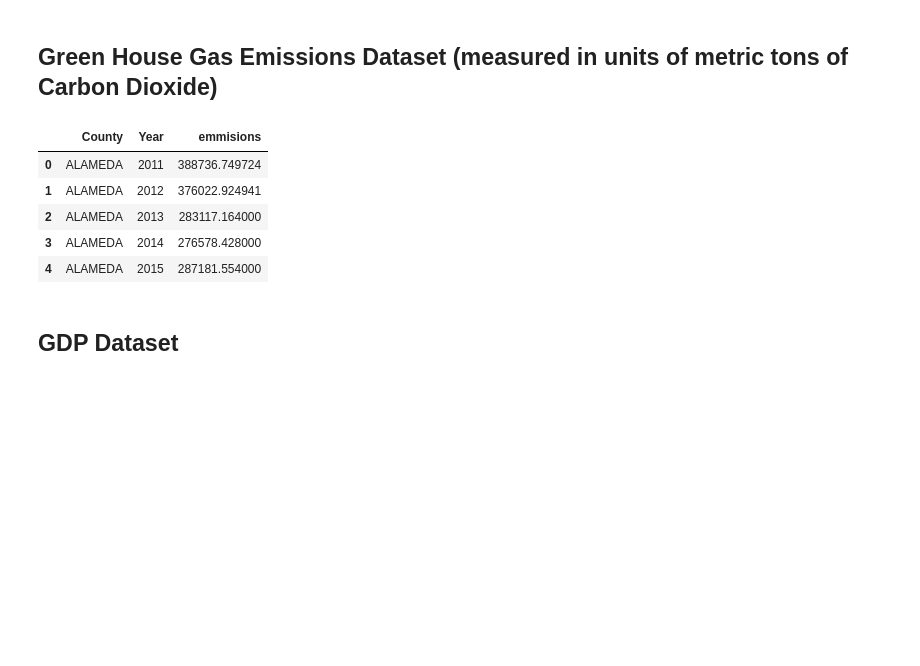
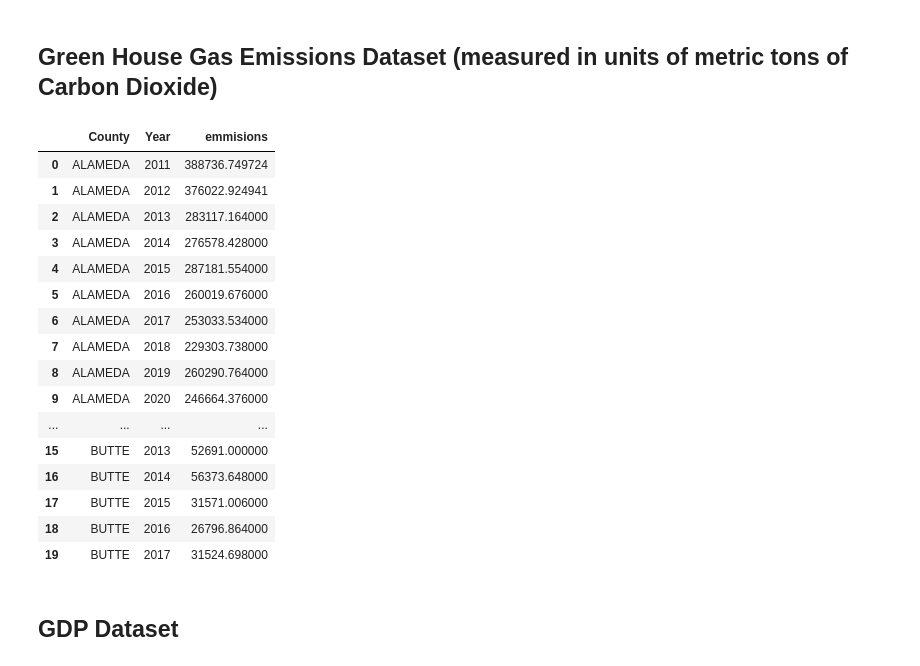
Before and after one commit to richardlaoo/Group131_DS_Analysis, a Jupyter notebook: DataCheckpoint_Group131_SP25.ipynb, the cells around one changed output. Cells and saved outputs as stored; diff of their text form; code cells hidden in the pictures; blank space fills up the shorter version.

Commit message:
added description for gdp/income datasets, fixed some formatting

```diff
--- a/DataCheckpoint_Group131_SP25.ipynb
+++ b/DataCheckpoint_Group131_SP25.ipynb
@@ -245,39 +268,43 @@ crime_rate_df.shape
 # %%
 # loading data into a df
 Ge_df = pd.read_excel('ghgp_data_by_year_2023.xlsx', skiprows=3)
-
 # filtering th df to contain only rows relevant to California
 Ge_df = Ge_df[Ge_df['State']=='CA']
 Ge_df = Ge_df.dropna()
+
 Ge_df['County'] = Ge_df['County'].str.upper()
-
 # removing redundancy of 'County ' in each county name as it will become its own column
 Ge_df['County'] = Ge_df['County'].apply(lambda x: x.replace('COUNTY','') if 'COUNTY' in x else x)
 year = 2023
-
-#filtering the names of the old colums to only include numeric values
 for col in Ge_df.columns:
     if col.startswith('20'):
         Ge_df.rename(columns = {col :f'{year}'}, inplace=True)
         year = year-1
-
-# getting colums of interest specifically years and county
 Ge_df = Ge_df[['County','2023','2022','2021','2020','2019','2018','2017','2016','2015','2014','2013','2012','2011']]
 Ge_df.head()
 
-# Melting dataset on premise of County , year and emmisions
 Ge_df = pd.melt(Ge_df, id_vars= ['County',], var_name='Year', value_name = 'emmisions')
 Ge_df = Ge_df.groupby(['County','Year',], as_index =False).sum()
-
 #wrangled and tidy data set based of year, county and emmisions
-Ge_df.head()
+Ge_df.head(20)
 # %% [output]
 |  | County | Year | emmisions |
 | 0 | ALAMEDA | 2011 | 388736.749724 |
 | 1 | ALAMEDA | 2012 | 376022.924941 |
 | 2 | ALAMEDA | 2013 | 283117.164000 |
 | 3 | ALAMEDA | 2014 | 276578.428000 |
 | 4 | ALAMEDA | 2015 | 287181.554000 |
+| 5 | ALAMEDA | 2016 | 260019.676000 |
+| 6 | ALAMEDA | 2017 | 253033.534000 |
+| 7 | ALAMEDA | 2018 | 229303.738000 |
+| 8 | ALAMEDA | 2019 | 260290.764000 |
+| 9 | ALAMEDA | 2020 | 246664.376000 |
+| ... | ... | ... | ... |
+| 15 | BUTTE | 2013 | 52691.000000 |
+| 16 | BUTTE | 2014 | 56373.648000 |
+| 17 | BUTTE | 2015 | 31571.006000 |
+| 18 | BUTTE | 2016 | 26796.864000 |
+| 19 | BUTTE | 2017 | 31524.698000 |
 # %% [markdown]
 ## GDP Dataset
 # %%
```
Also changed, not shown: parts of 4 cells of this notebook.
